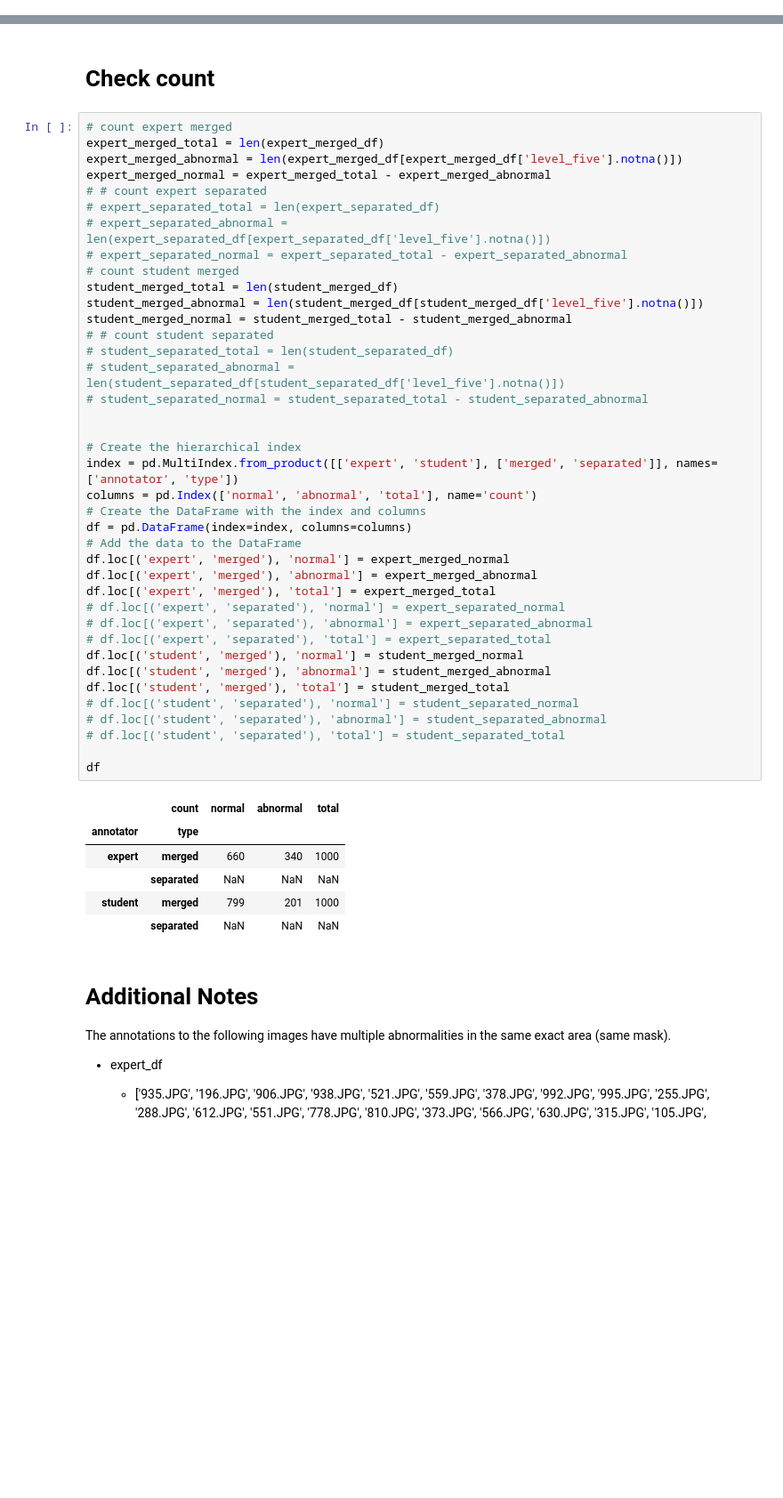
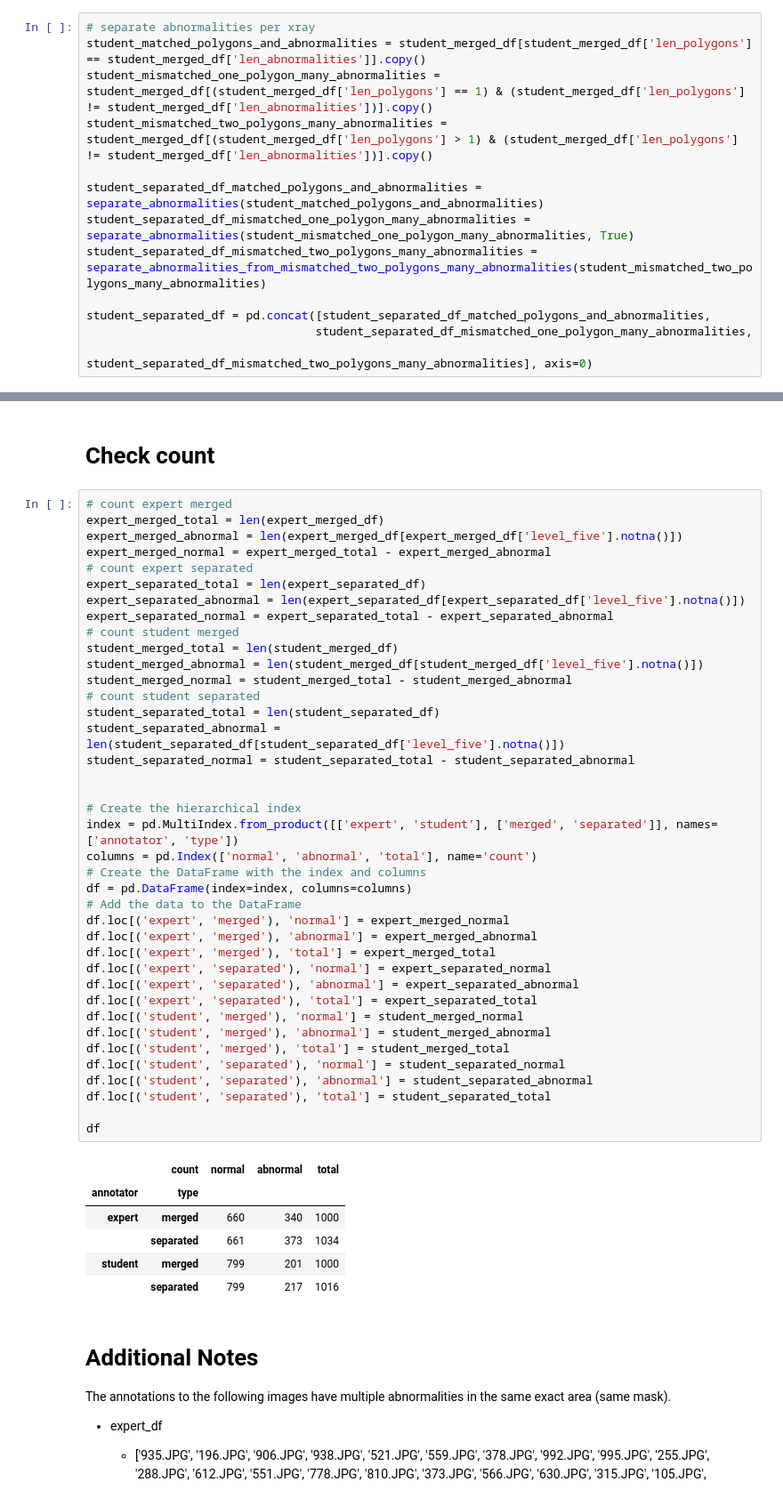
Before and after one commit to sopmacvan/tdd-model, a Jupyter notebook: flatten_and_clean_data.ipynb, the cells around one changed output, grey strips where cells are left out. Shown at 89% size. Drawn from its saved outputs; the diff is of its cells as text; blank space fills up the shorter version.

```diff
--- a/flatten_and_clean_data.ipynb
+++ b/flatten_and_clean_data.ipynb
@@ -397,0 +495,13 @@ student_separated_df.to_csv('Tufts Dental Database/Student/student_separated.csv
+# %%
+# separate abnormalities per xray
+student_matched_polygons_and_abnormalities = student_merged_df[student_merged_df['len_polygons'] == student_merged_df['len_abnormalities']].copy()
+student_mismatched_one_polygon_many_abnormalities = student_merged_df[(student_merged_df['len_polygons'] == 1) & (student_merged_df['len_polygons'] != student_merged_df['len_abnormalities'])].copy()
+student_mismatched_two_polygons_many_abnormalities = student_merged_df[(student_merged_df['len_polygons'] > 1) & (student_merged_df['len_polygons'] != student_merged_df['len_abnormalities'])].copy()
+
+student_separated_df_matched_polygons_and_abnormalities = separate_abnormalities(student_matched_polygons_and_abnormalities)
+student_separated_df_mismatched_one_polygon_many_abnormalities = separate_abnormalities(student_mismatched_one_polygon_many_abnormalities, True)
+student_separated_df_mismatched_two_polygons_many_abnormalities = separate_abnormalities_from_mismatched_two_polygons_many_abnormalities(student_mismatched_two_polygons_many_abnormalities)
+
+student_separated_df = pd.concat([student_separated_df_matched_polygons_and_abnormalities,
+                                 student_separated_df_mismatched_one_polygon_many_abnormalities,
+                                 student_separated_df_mismatched_two_polygons_many_abnormalities], axis=0)
@@ -400,49 +516,49 @@ student_separated_df.to_csv('Tufts Dental Database/Student/student_separated.csv
 # %%
 # count expert merged
 expert_merged_total = len(expert_merged_df)
 expert_merged_abnormal = len(expert_merged_df[expert_merged_df['level_five'].notna()])
 expert_merged_normal = expert_merged_total - expert_merged_abnormal
-# # count expert separated
-# expert_separated_total = len(expert_separated_df)
-# expert_separated_abnormal = len(expert_separated_df[expert_separated_df['level_five'].notna()])
-# expert_separated_normal = expert_separated_total - expert_separated_abnormal
+# count expert separated
+expert_separated_total = len(expert_separated_df)
+expert_separated_abnormal = len(expert_separated_df[expert_separated_df['level_five'].notna()])
+expert_separated_normal = expert_separated_total - expert_separated_abnormal
 # count student merged
 student_merged_total = len(student_merged_df)
 student_merged_abnormal = len(student_merged_df[student_merged_df['level_five'].notna()])
 student_merged_normal = student_merged_total - student_merged_abnormal
-# # count student separated
-# student_separated_total = len(student_separated_df)
-# student_separated_abnormal = len(student_separated_df[student_separated_df['level_five'].notna()])
-# student_separated_normal = student_separated_total - student_separated_abnormal
+# count student separated
+student_separated_total = len(student_separated_df)
+student_separated_abnormal = len(student_separated_df[student_separated_df['level_five'].notna()])
+student_separated_normal = student_separated_total - student_separated_abnormal
 
 
 # Create the hierarchical index
 index = pd.MultiIndex.from_product([['expert', 'student'], ['merged', 'separated']], names=['annotator', 'type'])
 columns = pd.Index(['normal', 'abnormal', 'total'], name='count')
 # Create the DataFrame with the index and columns
 df = pd.DataFrame(index=index, columns=columns)
 # Add the data to the DataFrame
 df.loc[('expert', 'merged'), 'normal'] = expert_merged_normal
 df.loc[('expert', 'merged'), 'abnormal'] = expert_merged_abnormal
 df.loc[('expert', 'merged'), 'total'] = expert_merged_total
-# df.loc[('expert', 'separated'), 'normal'] = expert_separated_normal
-# df.loc[('expert', 'separated'), 'abnormal'] = expert_separated_abnormal
-# df.loc[('expert', 'separated'), 'total'] = expert_separated_total
+df.loc[('expert', 'separated'), 'normal'] = expert_separated_normal
+df.loc[('expert', 'separated'), 'abnormal'] = expert_separated_abnormal
+df.loc[('expert', 'separated'), 'total'] = expert_separated_total
 df.loc[('student', 'merged'), 'normal'] = student_merged_normal
 df.loc[('student', 'merged'), 'abnormal'] = student_merged_abnormal
 df.loc[('student', 'merged'), 'total'] = student_merged_total
-# df.loc[('student', 'separated'), 'normal'] = student_separated_normal
-# df.loc[('student', 'separated'), 'abnormal'] = student_separated_abnormal
-# df.loc[('student', 'separated'), 'total'] = student_separated_total
+df.loc[('student', 'separated'), 'normal'] = student_separated_normal
+df.loc[('student', 'separated'), 'abnormal'] = student_separated_abnormal
+df.loc[('student', 'separated'), 'total'] = student_separated_total
 
 df
 # %% [output]
 |  | count | normal | abnormal | total |
 | annotator | type |  |  |  |
 | expert | merged | 660 | 340 | 1000 |
-|  | separated | NaN | NaN | NaN |
+|  | separated | 661 | 373 | 1034 |
 | student | merged | 799 | 201 | 1000 |
-|  | separated | NaN | NaN | NaN |
+|  | separated | 799 | 217 | 1016 |
 # %% [markdown]
 # Additional Notes
 
```
Also changed, not shown: parts of 7 cells of this notebook, 1 other file.
